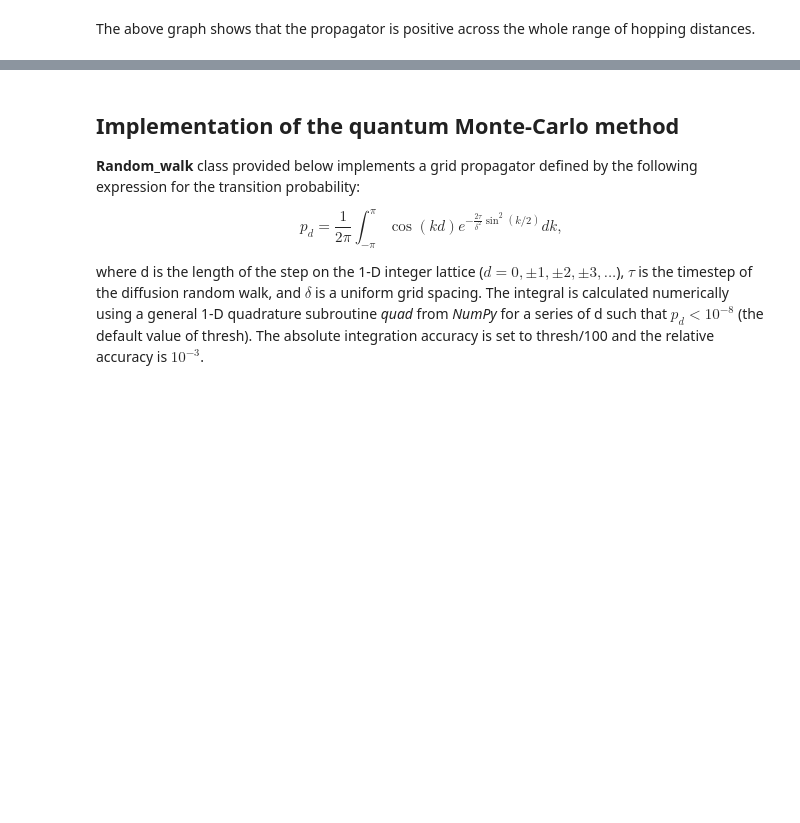
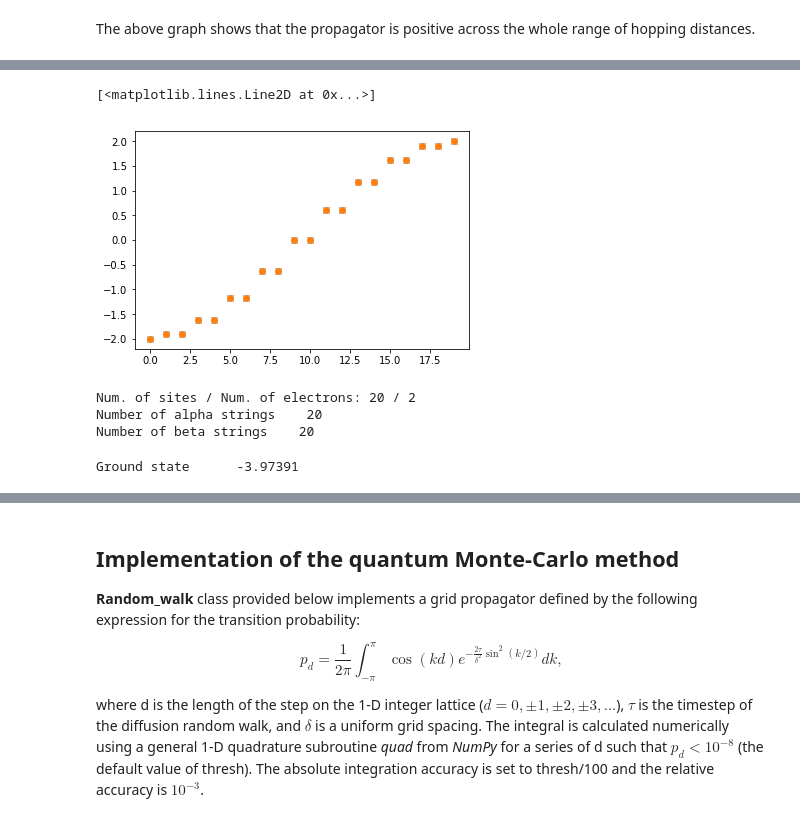
Before and after one commit to aakunitsa/QMC_grid_theory, a Jupyter notebook: QMC_Hubbard.ipynb, the cells around one changed output, grey strips where cells are left out. Saved outputs shown, nothing was run; the diff lists cells and outputs as text; code cells hidden in the pictures; blank space fills up the shorter version.

```diff
--- a/QMC_Hubbard.ipynb
+++ b/QMC_Hubbard.ipynb
@@ -131,0 +210,18 @@ class Hubbard_H:
+# %%
+# Exact solution based on the number of sites
+k = 2. * np.pi / 20. * np.arange(20)
+energy = -2 * np.cos(k)
+energy = np.sort(energy)
+# %%
+plt.plot(energy, 'x')
+plt.plot(e, 'o')
+# %% [output]
+[<matplotlib.lines.Line2D at 0x...>]
+[figure, added]
+# %%
+H2e20s = Hubbard_H(20, 2, 0, 1.0, 1.0)
+H2e20s.build_hamiltonian()
+# %% [output]
+Num. of sites / Num. of electrons: 20 / 2
+Number of alpha strings    20
+Number of beta strings    20
@@ -131,0 +230,4 @@ class Hubbard_H:
+# %%
+print("Ground state {:13.6}".format(np.min(e)))
+# %% [output]
+Ground state      -3.97391
```
Also changed, not shown: parts of 24 cells of this notebook.
